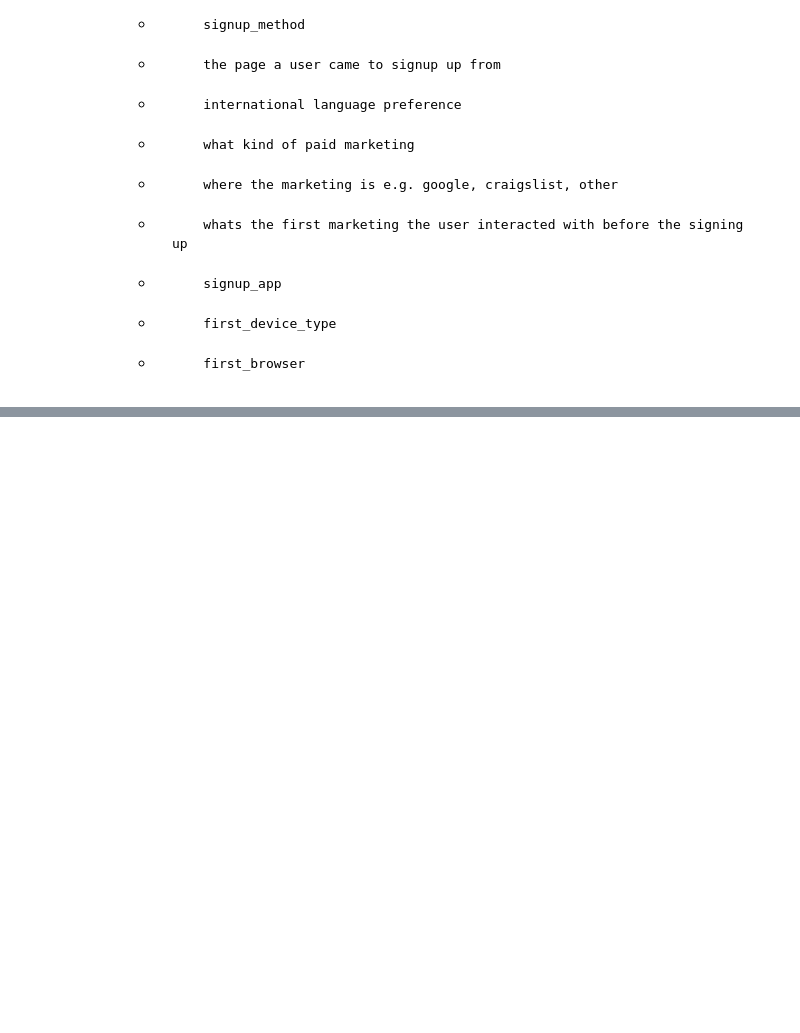
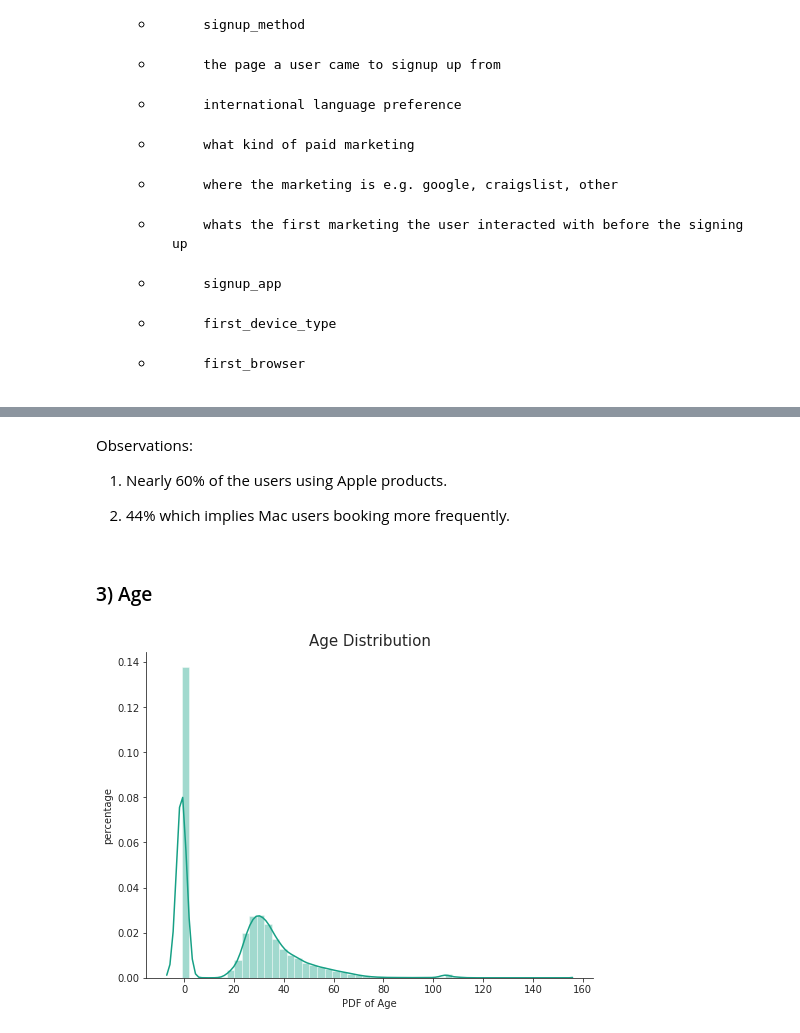
Before and after one commit to fwang312/Airbnb-User-Booking, a Jupyter notebook: New_User_Booking.ipynb, the cells around one changed output, grey strips where cells are left out. Cells and saved outputs as stored; diff of their text form; code cells hidden in the pictures; blank space fills up the shorter version.

```diff
--- a/New_User_Booking.ipynb
+++ b/New_User_Booking.ipynb
@@ -31,0 +212,19 @@
+# %% [markdown]
+Observations:
+
+1. Nearly 60% of the users using Apple products.
+
+2. 44% which implies Mac users booking more frequently.
+# %% [markdown]
+### 3) Age
+# %%
+sns.set_style('ticks')
+fig, ax = plt.subplots()
+fig.set_size_inches(8,6)
+sns.distplot(df.age.dropna(), color='#16A085')
+plt.xlabel('PDF of Age')
+plt.ylabel('percentage')
+plt.title('Age Distribution', size = 15)
+sns.despine()
+# %% [output]
+[figure, added]
```
Also changed, not shown: parts of 30 cells of this notebook.
